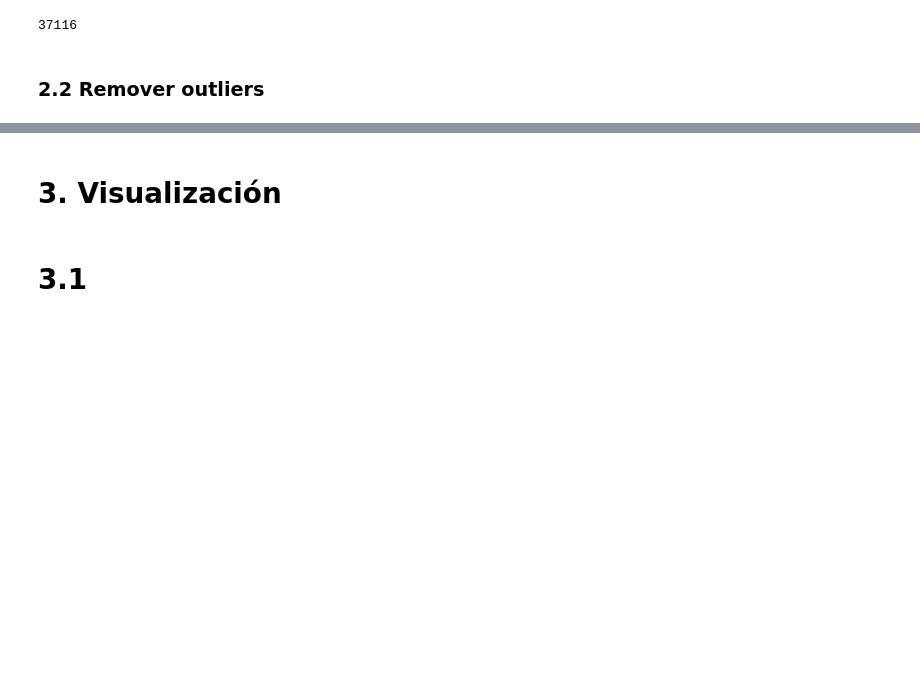
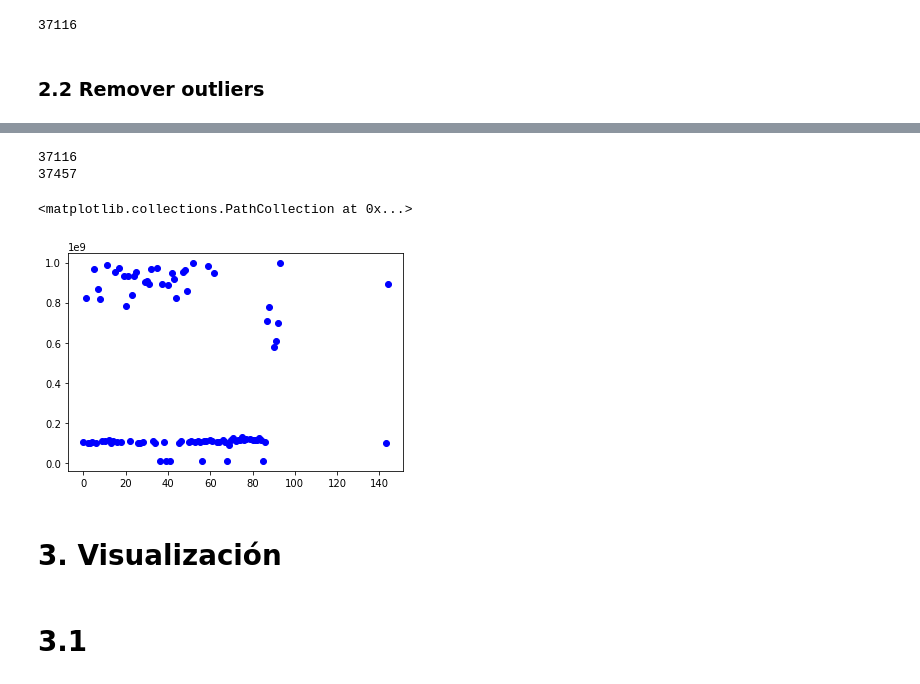
Before and after one commit to Reac92/solucion_spike, a Jupyter notebook: solucion.ipynb, the cells around one changed output, grey strips where cells are left out. Drawn from its saved outputs; the diff is of its cells as text; code cells hidden in the pictures; blank space fills up the shorter version.

```diff
--- a/solucion.ipynb
+++ b/solucion.ipynb
@@ -265,6 +266,10 @@ df2_columns = set(df2.columns)
 
 keep_columns = list(df2_columns.difference(remove_columns))
 
+df3 = df2.copy()
 
 for col_name in keep_columns:
-    df2 = remover_outliers_zscore(df2, col_name)
+    df3 = remover_outliers_zscore(df3, col_name)
+
+print(df2.isna().sum())
+print(df3.isna().sum())
@@ -274,3 +276,15 @@ for col_name in keep_columns:
+# %%
+print(df2.isna().sum().sum())
+print(df3.isna().sum().sum())
+# %% [output]
+37116
+37457
+# %%
+name_col_test = "PIB_Refinacion_de_petroleo"
+plt.scatter(df2.index, df2[name_col_test], color='blue')
+# %% [output]
+<matplotlib.collections.PathCollection at 0x...>
+[figure, added]
 # %% [markdown]
 # 3. Visualización
 # %%
```
Also changed, not shown: parts of 2 cells of this notebook.
